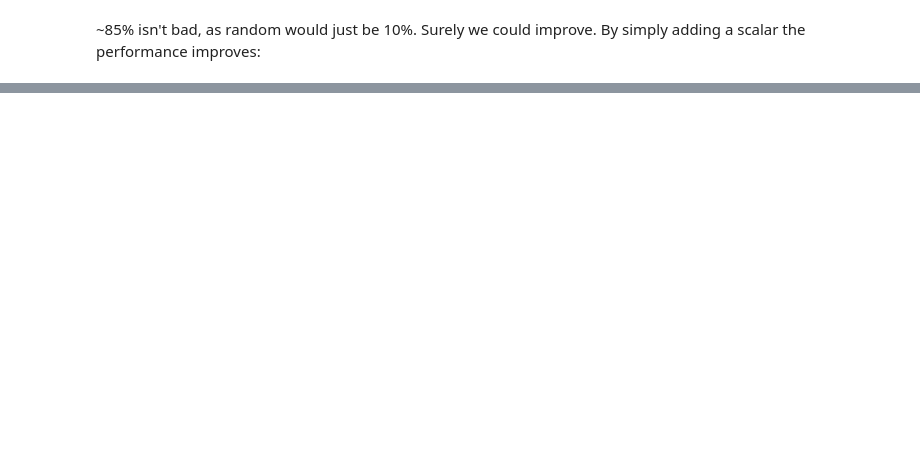
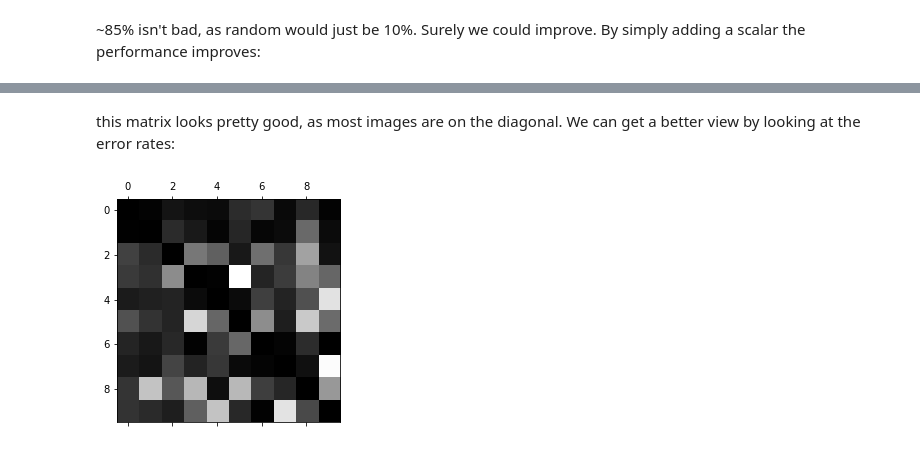
Before and after one commit to Kallin/data_sci_explore, a Jupyter notebook: work/external_tutorials/hands_on_machine_learning/chapter_3/index.ipynb, the cells around one changed output, grey strips where cells are left out. Cells and saved outputs as stored; diff of their text form; code cells hidden in the pictures; blank space fills up the shorter version.

```diff
--- a/work/external_tutorials/hands_on_machine_learning/chapter_3/index.ipynb
+++ b/work/external_tutorials/hands_on_machine_learning/chapter_3/index.ipynb
@@ -412,0 +435,13 @@ array([ 0.90666867,  0.91064553,  0.90948642])
+# %% [markdown]
+this matrix looks pretty good, as most images are on the diagonal. We can get a better view by looking at the error rates:
+# %%
+# we want the total number of images per row for use in rate calc.
+row_sums = conf_mx.sum(axis=1, keepdims=True)
+norm_conf_mx = conf_mx / row_sums
+
+# and we can fill the diagonal with 0's to ignore the true positives.
+np.fill_diagonal(norm_conf_mx, 0)
+plt.matshow(norm_conf_mx, cmap=plt.cm.gray)
+plt.show()
+# %% [output]
+[figure, added]
```
Also changed, not shown: parts of 35 cells of this notebook.
